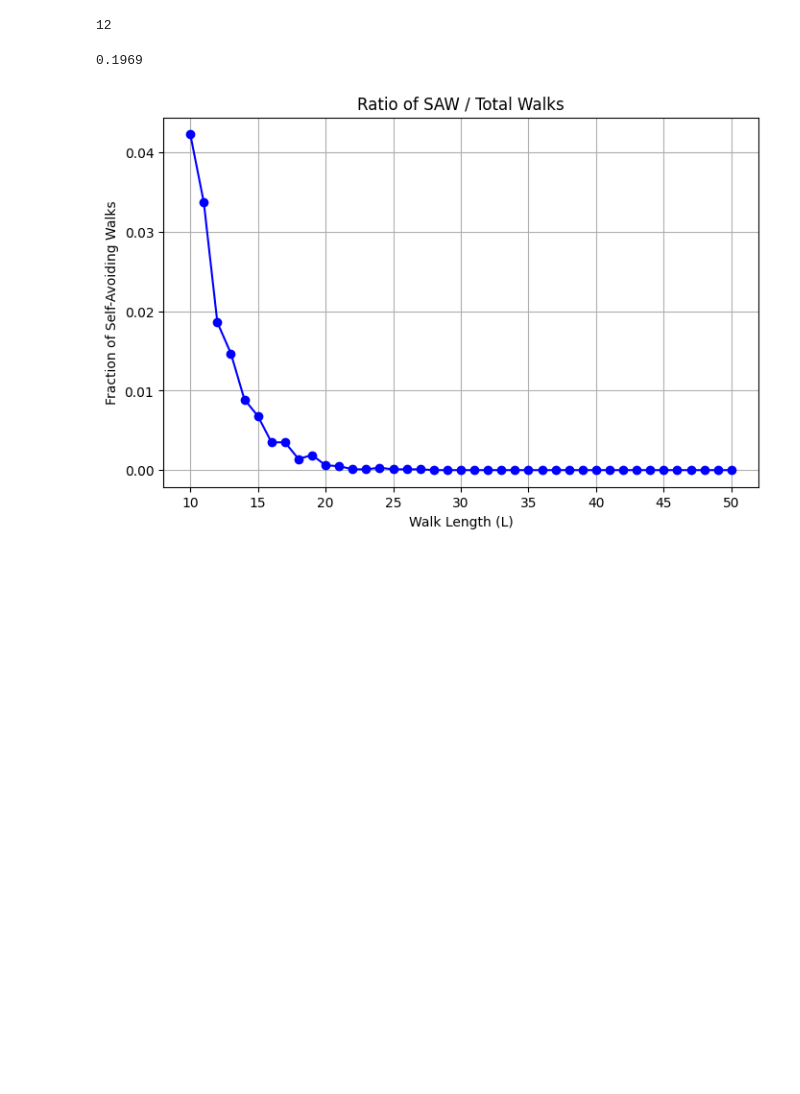
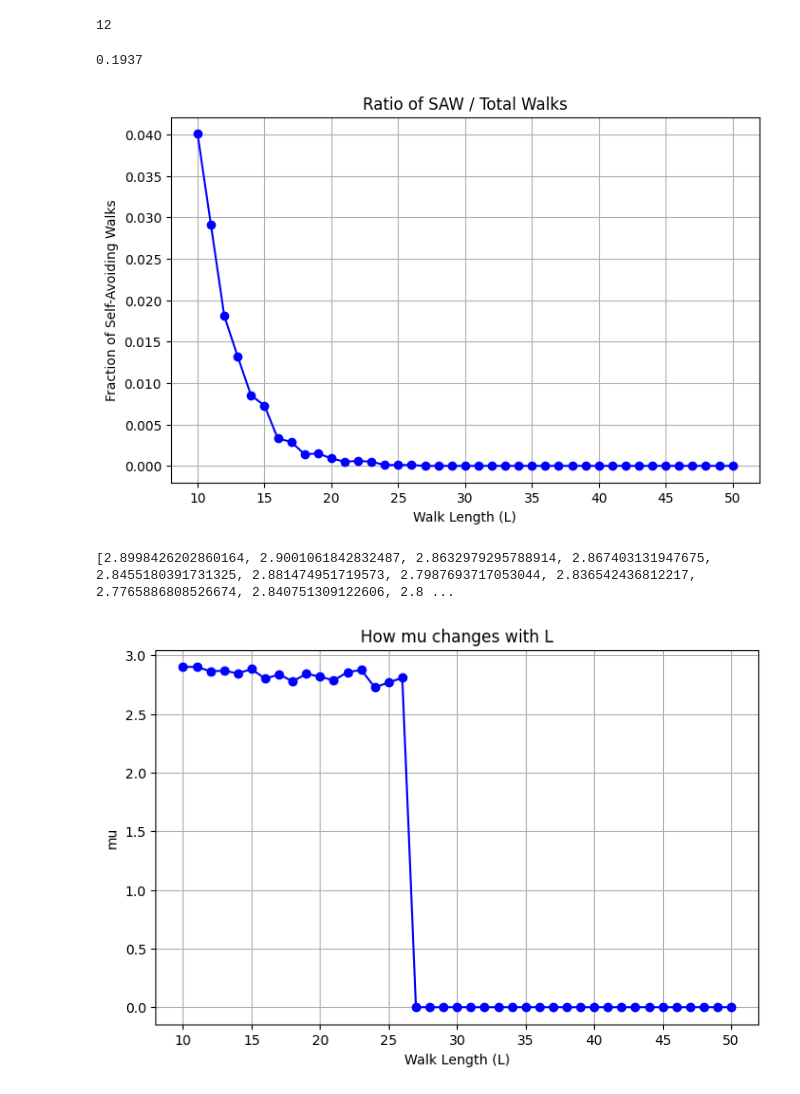
Before and after one commit to LiuFangrui/SAW-Estimation, a Jupyter notebook: SAW Estimation.ipynb, the cells around one changed output. Saved outputs shown, nothing was run; the diff lists cells and outputs as text; code cells hidden in the pictures; blank space fills up the shorter version.

```diff
--- a/SAW Estimation.ipynb
+++ b/SAW Estimation.ipynb
@@ -36,35 +36,54 @@ def random_walk(L):
     for _ in range(L):
         dx, dy = random.choice(moves)
         new_pos = (pos[0] + dx, pos[1] + dy)
         if new_pos in visited:
             return False  # Not a self-avoiding walk
         visited.add(new_pos)
         pos = new_pos
 
     return True  # Self-avoiding walk
 
 def estimate_sarw_fraction(L, trials=100000):
     count_sarw = sum(random_walk(L) for _ in range(trials))
     return count_sarw / trials
 
 L = 6  # Example walk length
 trials = 10000  # Number of trials
 print(estimate_sarw_fraction(L, trials))
 
 # Plot SAW / total walk ratio for L = 10 to 50
 L_values = range(10, 51)
 ratios = [estimate_sarw_fraction(L, trials) for L in L_values]
 
 plt.figure(figsize=(8, 5))
 plt.plot(L_values, ratios, marker='o', linestyle='-', color='b')
 plt.xlabel('Walk Length (L)')
 plt.ylabel('Fraction of Self-Avoiding Walks')
 plt.title('Ratio of SAW / Total Walks')
 plt.grid()
 plt.show()
+
+#Values of mu as L increases
+mu = []
+for i, r in enumerate(ratios):
+    mu.append(4 * r**(1/L_values[i]))
+
+print(mu)
+
+# Plot value of mu for L = 10 to 50
+
+plt.figure(figsize=(8, 5))
+plt.plot(L_values, mu, marker='o', linestyle='-', color='b')
+plt.xlabel('Walk Length (L)')
+plt.ylabel('mu')
+plt.title('How mu changes with L')
+plt.grid()
+plt.show()
 # %% [output]
-0.1969
+0.1937
-[figure, old version]
+[figure, new version]
+[2.8998426202860164, 2.9001061842832487, 2.8632979295788914, 2.867403131947675, 2.8455180391731325, 2.881474951719573, 2.7987693717053044, 2.836542436812217, 2.7765886808526674, 2.840751309122606, 2.8 ...
+[figure, added]
 # %%
 # Basic Monte Carlo II (untested)
 def sophisticated_random_walk(L):
```
Also changed, not shown: parts of 1 cell of this notebook.
